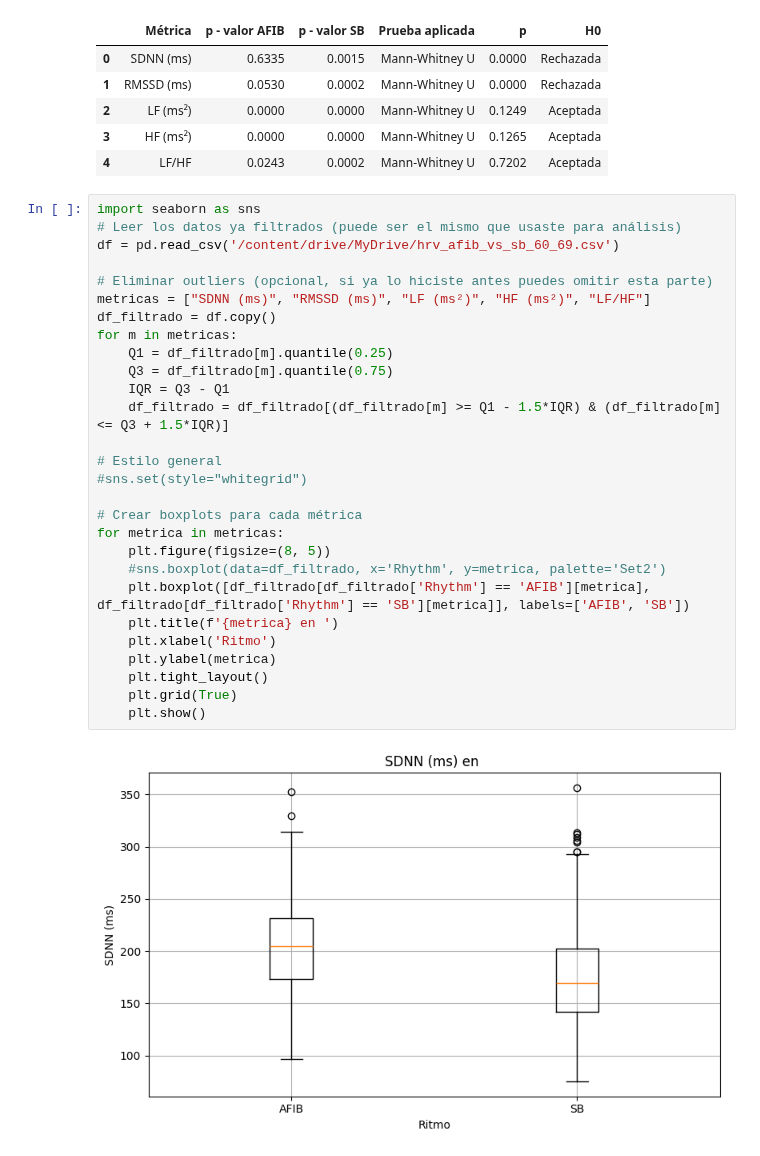
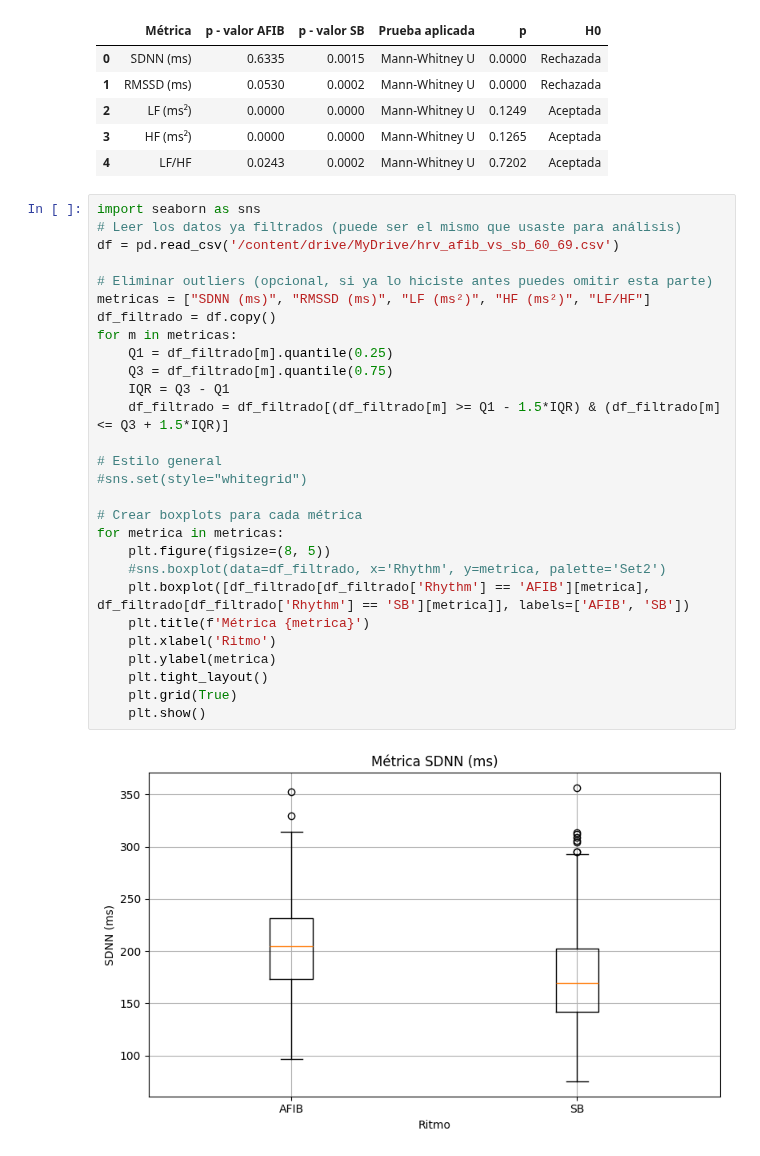
Before and after one commit to LisethTiria/Biosenales-2025-1, a Jupyter notebook: proyecto2_ecg_/HRV_analisis_pryecto_1.ipynb, the cells around one changed output. Drawn from its saved outputs; the diff is of its cells as text.

```diff
--- a/proyecto2_ecg_/HRV_analisis_pryecto_1.ipynb
+++ b/proyecto2_ecg_/HRV_analisis_pryecto_1.ipynb
@@ -281,30 +281,30 @@ df_resultados
 # %%
 import seaborn as sns
 # Leer los datos ya filtrados (puede ser el mismo que usaste para análisis)
 df = pd.read_csv('/content/drive/MyDrive/hrv_afib_vs_sb_60_69.csv')
 
 # Eliminar outliers (opcional, si ya lo hiciste antes puedes omitir esta parte)
 metricas = ["SDNN (ms)", "RMSSD (ms)", "LF (ms²)", "HF (ms²)", "LF/HF"]
 df_filtrado = df.copy()
 for m in metricas:
     Q1 = df_filtrado[m].quantile(0.25)
     Q3 = df_filtrado[m].quantile(0.75)
     IQR = Q3 - Q1
     df_filtrado = df_filtrado[(df_filtrado[m] >= Q1 - 1.5*IQR) & (df_filtrado[m] <= Q3 + 1.5*IQR)]
 
 # Estilo general
 #sns.set(style="whitegrid")
 
 # Crear boxplots para cada métrica
 for metrica in metricas:
     plt.figure(figsize=(8, 5))
     #sns.boxplot(data=df_filtrado, x='Rhythm', y=metrica, palette='Set2')
     plt.boxplot([df_filtrado[df_filtrado['Rhythm'] == 'AFIB'][metrica], df_filtrado[df_filtrado['Rhythm'] == 'SB'][metrica]], labels=['AFIB', 'SB'])
-    plt.title(f'{metrica} en ')
+    plt.title(f'Métrica {metrica}')
     plt.xlabel('Ritmo')
     plt.ylabel(metrica)
     plt.tight_layout()
     plt.grid(True)
     plt.show()
 # %% [output]
-[figure, old version]
+[figure, new version]
```
Also changed, not shown: parts of 2 cells of this notebook.
